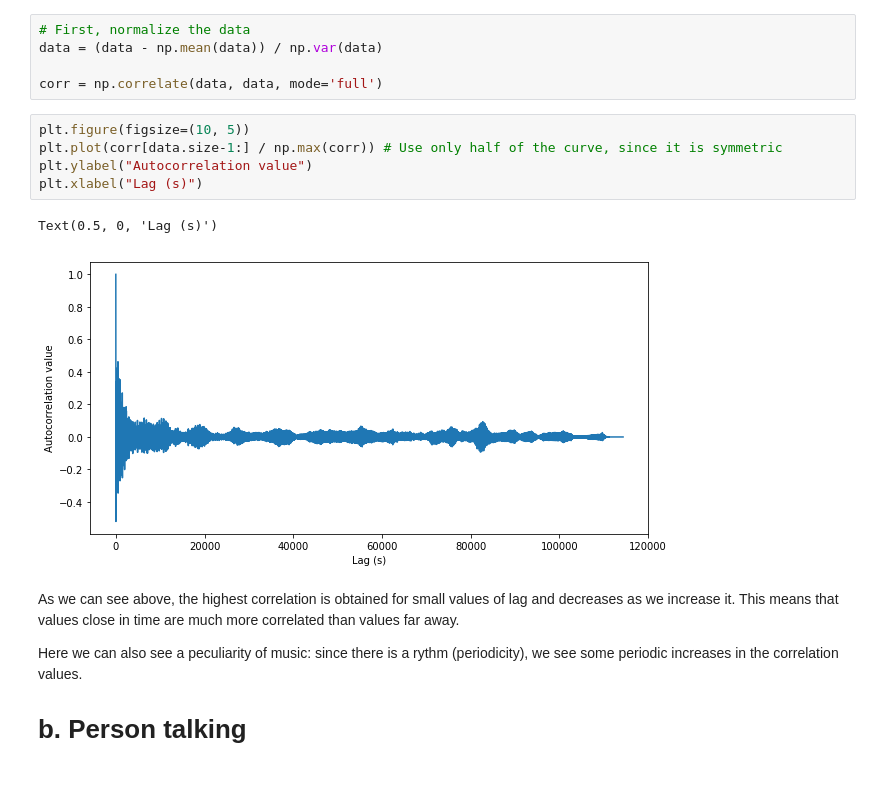
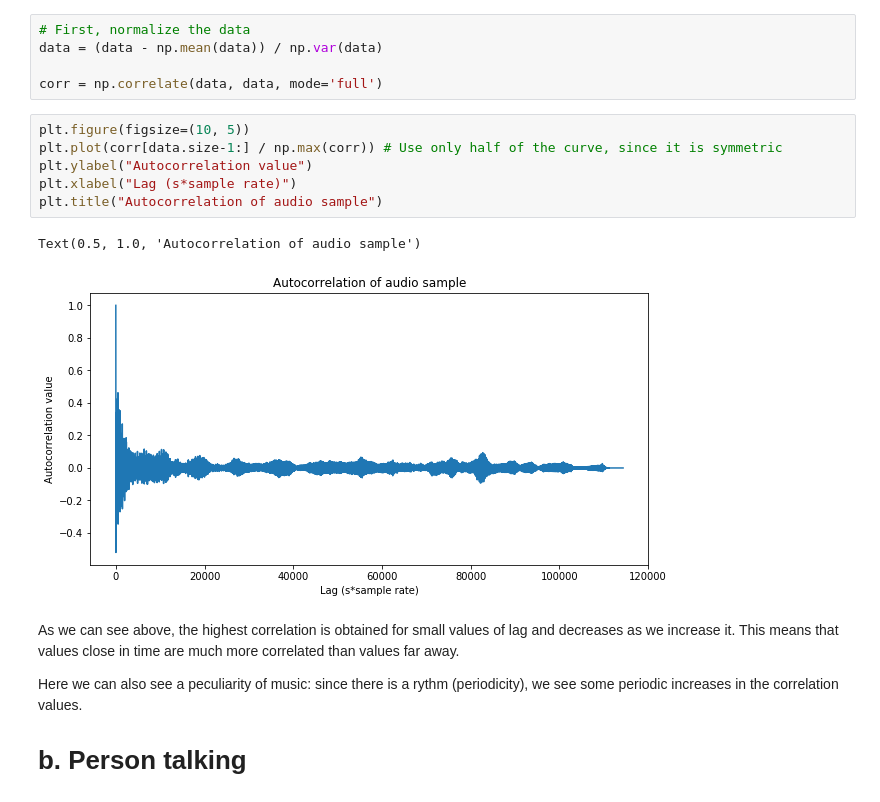
Before and after one commit to mmoraes-rafael/notebooks, a Jupyter notebook: Correlation in Natural Signals (audio and image).ipynb, the cells around one changed output. Cells and saved outputs as stored; diff of their text form.

Commit message:
Fixed graph names and xlabel

```diff
--- a/Correlation in Natural Signals (audio and image).ipynb
+++ b/Correlation in Natural Signals (audio and image).ipynb
@@ -126,11 +126,12 @@ corr = np.correlate(data, data, mode='full')
 # %%
 plt.figure(figsize=(10, 5))
 plt.plot(corr[data.size-1:] / np.max(corr)) # Use only half of the curve, since it is symmetric
 plt.ylabel("Autocorrelation value")
-plt.xlabel("Lag (s)")
+plt.xlabel("Lag (s*sample rate)")
+plt.title("Autocorrelation of audio sample")
 # %% [output]
-Text(0.5, 0, 'Lag (s)')
+Text(0.5, 1.0, 'Autocorrelation of audio sample')
-[figure, old version]
+[figure, new version]
 # %% [markdown]
 As we can see above, the highest correlation is obtained for small values of lag and decreases as we increase it. This means that values close in time are much more correlated than values far away.
 
```
Also changed, not shown: parts of 3 cells of this notebook.
